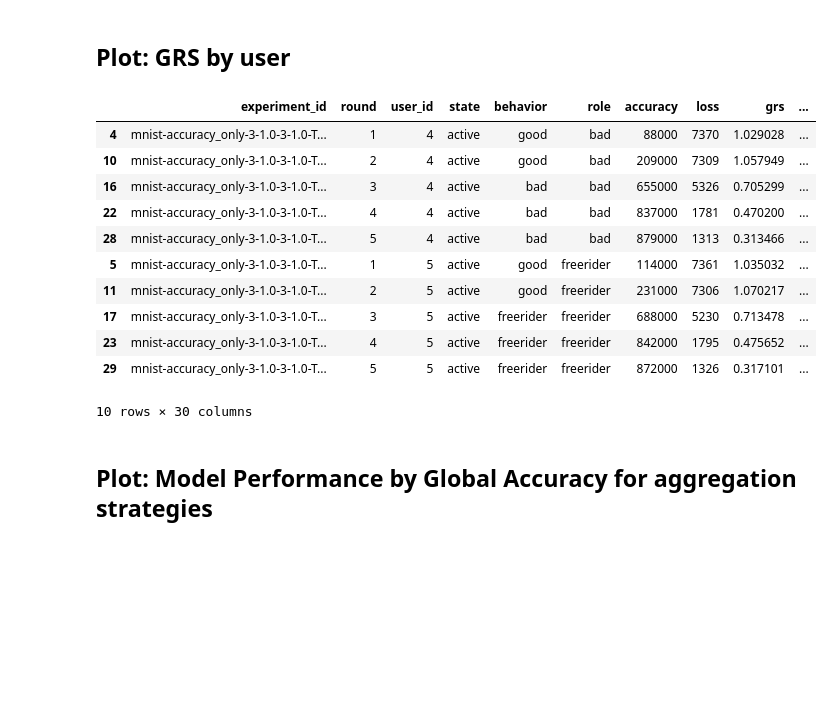
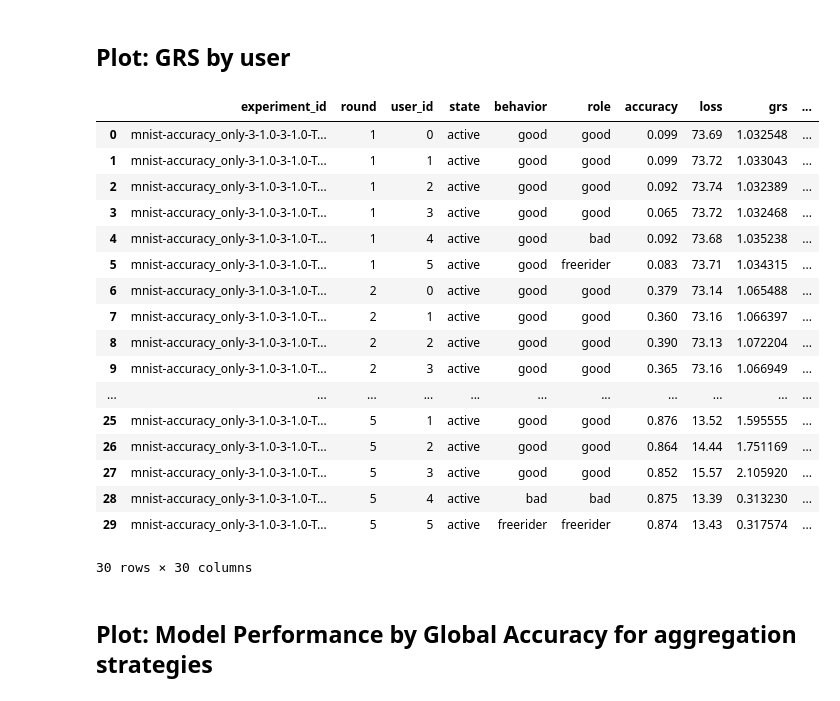
Before and after one commit to SW9-10-DS-AAU/IHF-DFL, a Jupyter notebook: analysis/analysis-2.ipynb, the cells around one changed output. Cells and saved outputs as stored; diff of their text form; code cells hidden in the pictures; blank space fills up the shorter version.

```diff
--- a/analysis/analysis-2.ipynb
+++ b/analysis/analysis-2.ipynb
@@ -17,7 +17,9 @@ from analysis.plots import *
 
 # FOLDER = "26-02-26--11_04_41/mnist-accuracy_only-3-1.0-3-1.0-True-False.pkl"
 
-FOLDER = "05-03-26--14_56_45/mnist-accuracy_only-3-1.0-3-1.0-True-False.pkl"
+# FOLDER = "05-03-26--14_56_45/mnist-accuracy_only-3-1.0-3-1.0-True-False.pkl"
+
+FOLDER = "11-03-26--09_59_00/mnist-accuracy_only-3-1.0-3-1.0-True-False.pkl"
 
 
 data_dir = REPO_ROOT / "experiment" / "data" / "experimentData"
@@ -57,26 +59,37 @@ res = merge_runs([run])
 # %%
 data = res['users']
 
 # data[['grs', 'user_id', 'round']]
 
 vals = grs_by_user(data)
 
 # fig = plot_grs_by_user(vals)
 
-data[vals['user_id'].isin([4, 5])].sort_values(['user_id', 'round'])
+# data[vals['user_id'].isin([4, 5])].sort_values(['user_id', 'round'])
+
+data = res['users']
+data
+
+# run.setup
 # %% [output]
 |  | experiment_id | round | user_id | state | behavior | role | accuracy | loss | grs | ... |
-| 4 | mnist-accuracy_only-3-1.0-3-1.0-T... | 1 | 4 | active | good | bad | 88000 | 7370 | 1.029028 | ... |
-| 10 | mnist-accuracy_only-3-1.0-3-1.0-T... | 2 | 4 | active | good | bad | 209000 | 7309 | 1.057949 | ... |
-| 16 | mnist-accuracy_only-3-1.0-3-1.0-T... | 3 | 4 | active | bad | bad | 655000 | 5326 | 0.705299 | ... |
-| 22 | mnist-accuracy_only-3-1.0-3-1.0-T... | 4 | 4 | active | bad | bad | 837000 | 1781 | 0.470200 | ... |
-| 28 | mnist-accuracy_only-3-1.0-3-1.0-T... | 5 | 4 | active | bad | bad | 879000 | 1313 | 0.313466 | ... |
-| 5 | mnist-accuracy_only-3-1.0-3-1.0-T... | 1 | 5 | active | good | freerider | 114000 | 7361 | 1.035032 | ... |
-| 11 | mnist-accuracy_only-3-1.0-3-1.0-T... | 2 | 5 | active | good | freerider | 231000 | 7306 | 1.070217 | ... |
-| 17 | mnist-accuracy_only-3-1.0-3-1.0-T... | 3 | 5 | active | freerider | freerider | 688000 | 5230 | 0.713478 | ... |
-| 23 | mnist-accuracy_only-3-1.0-3-1.0-T... | 4 | 5 | active | freerider | freerider | 842000 | 1795 | 0.475652 | ... |
-| 29 | mnist-accuracy_only-3-1.0-3-1.0-T... | 5 | 5 | active | freerider | freerider | 872000 | 1326 | 0.317101 | ... |
+| 0 | mnist-accuracy_only-3-1.0-3-1.0-T... | 1 | 0 | active | good | good | 0.099 | 73.69 | 1.032548 | ... |
+| 1 | mnist-accuracy_only-3-1.0-3-1.0-T... | 1 | 1 | active | good | good | 0.099 | 73.72 | 1.033043 | ... |
+| 2 | mnist-accuracy_only-3-1.0-3-1.0-T... | 1 | 2 | active | good | good | 0.092 | 73.74 | 1.032389 | ... |
+| 3 | mnist-accuracy_only-3-1.0-3-1.0-T... | 1 | 3 | active | good | good | 0.065 | 73.72 | 1.032468 | ... |
+| 4 | mnist-accuracy_only-3-1.0-3-1.0-T... | 1 | 4 | active | good | bad | 0.092 | 73.68 | 1.035238 | ... |
+| 5 | mnist-accuracy_only-3-1.0-3-1.0-T... | 1 | 5 | active | good | freerider | 0.083 | 73.71 | 1.034315 | ... |
+| 6 | mnist-accuracy_only-3-1.0-3-1.0-T... | 2 | 0 | active | good | good | 0.379 | 73.14 | 1.065488 | ... |
+| 7 | mnist-accuracy_only-3-1.0-3-1.0-T... | 2 | 1 | active | good | good | 0.360 | 73.16 | 1.066397 | ... |
+| 8 | mnist-accuracy_only-3-1.0-3-1.0-T... | 2 | 2 | active | good | good | 0.390 | 73.13 | 1.072204 | ... |
+| 9 | mnist-accuracy_only-3-1.0-3-1.0-T... | 2 | 3 | active | good | good | 0.365 | 73.16 | 1.066949 | ... |
+| ... | ... | ... | ... | ... | ... | ... | ... | ... | ... | ... |
+| 25 | mnist-accuracy_only-3-1.0-3-1.0-T... | 5 | 1 | active | good | good | 0.876 | 13.52 | 1.595555 | ... |
+| 26 | mnist-accuracy_only-3-1.0-3-1.0-T... | 5 | 2 | active | good | good | 0.864 | 14.44 | 1.751169 | ... |
+| 27 | mnist-accuracy_only-3-1.0-3-1.0-T... | 5 | 3 | active | good | good | 0.852 | 15.57 | 2.105920 | ... |
+| 28 | mnist-accuracy_only-3-1.0-3-1.0-T... | 5 | 4 | active | bad | bad | 0.875 | 13.39 | 0.313230 | ... |
+| 29 | mnist-accuracy_only-3-1.0-3-1.0-T... | 5 | 5 | active | freerider | freerider | 0.874 | 13.43 | 0.317574 | ... |
-10 rows × 30 columns
+30 rows × 30 columns
 # %% [markdown]
 ## Plot: Model Performance by Global Accuracy for aggregation strategies
 # %%
```
Also changed, not shown: parts of 4 cells of this notebook, 8 other files.
